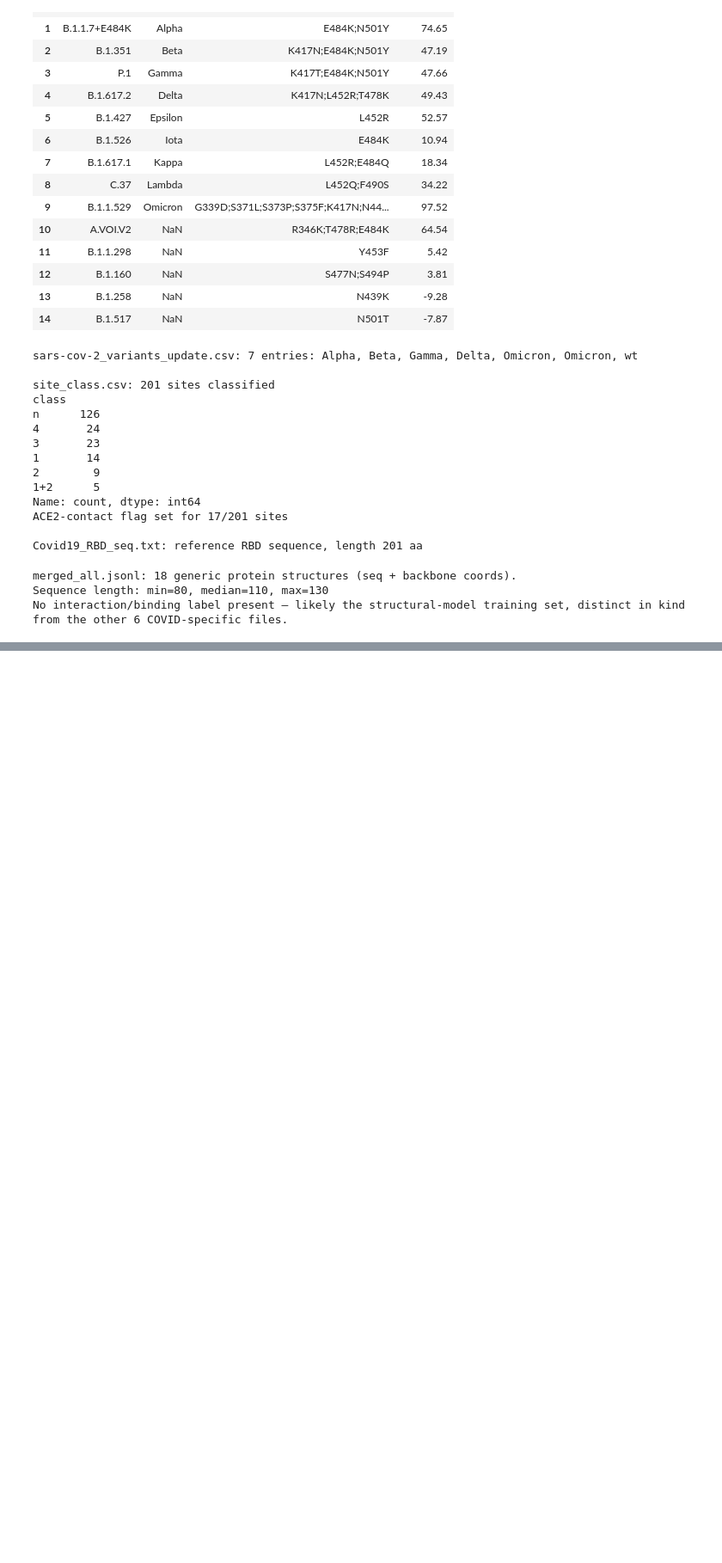
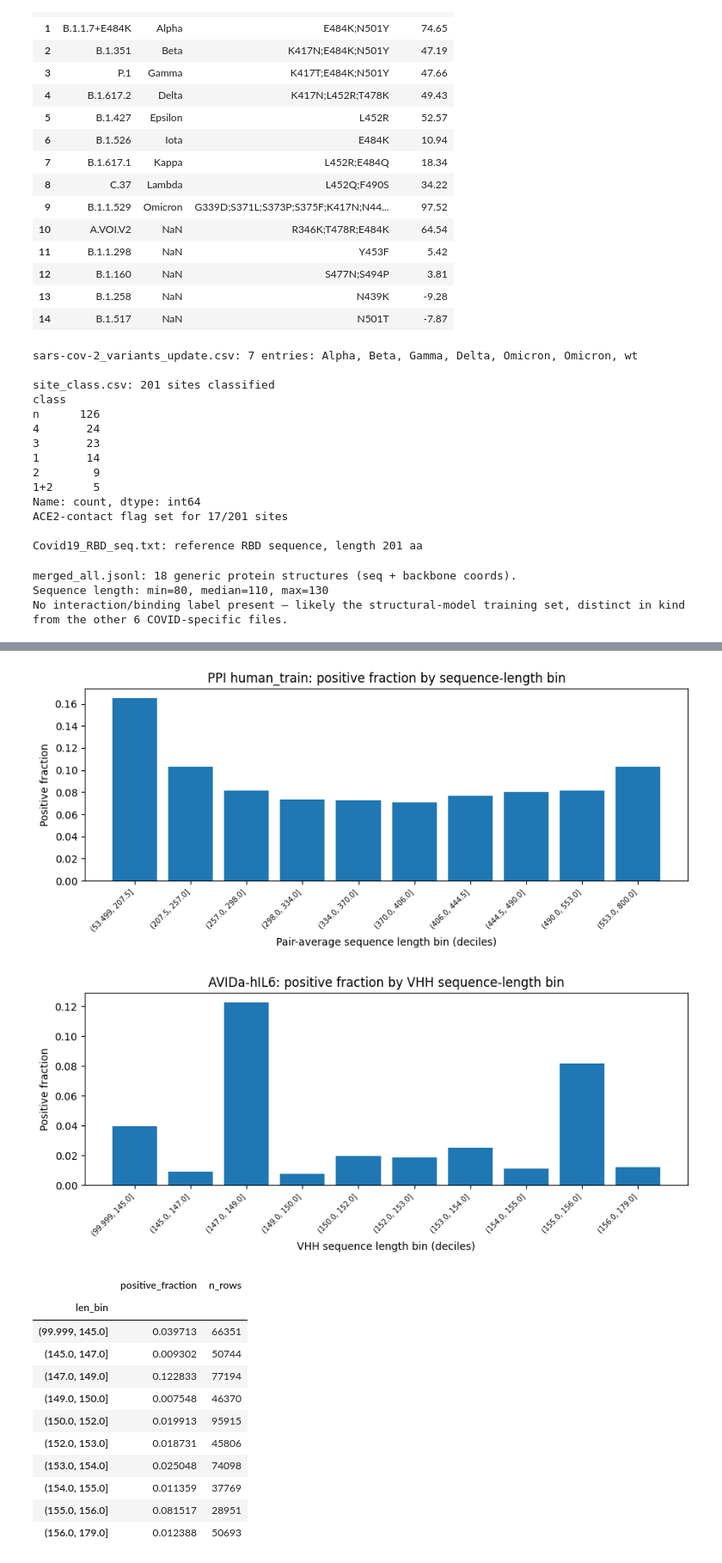
Before and after one commit to ethomas4737/dax-gen_project, a Jupyter notebook: docs/phase1_eda_walkthrough.ipynb, the cells around one changed output, grey strips where cells are left out. Shown at 86% size. Saved outputs shown, nothing was run; the diff lists cells and outputs as text; code cells hidden in the pictures; blank space fills up the shorter version.

```diff
--- a/docs/phase1_eda_walkthrough.ipynb
+++ b/docs/phase1_eda_walkthrough.ipynb
@@ -406,0 +558,44 @@ No interaction/binding label present — likely the structural-model training se
+# %%
+fig, ax = plt.subplots(figsize=(9, 4))
+ax.bar(range(len(ppi_by_len)), ppi_by_len["positive_fraction"])
+ax.set_xticks(range(len(ppi_by_len)))
+ax.set_xticklabels([str(i) for i in ppi_by_len.index], rotation=45, ha="right", fontsize=7)
+ax.set_xlabel("Pair-average sequence length bin (deciles)")
+ax.set_ylabel("Positive fraction")
+ax.set_title("PPI human_train: positive fraction by sequence-length bin")
+plt.tight_layout()
+plt.show()
+
+# AVIDa-hIL6: bin by VHH sequence length
+il6 = avida_dfs["hIL6"].copy()
+il6["vhh_len"] = il6["VHH_sequence"].str.len()
+il6["len_bin"] = pd.qcut(il6["vhh_len"], q=10, duplicates="drop")
+avida_by_len = il6.groupby("len_bin", observed=True)["label"].agg(["mean", "count"]).rename(
+    columns={"mean": "positive_fraction", "count": "n_rows"})
+
+fig, ax = plt.subplots(figsize=(9, 4))
+ax.bar(range(len(avida_by_len)), avida_by_len["positive_fraction"])
+ax.set_xticks(range(len(avida_by_len)))
+ax.set_xticklabels([str(i) for i in avida_by_len.index], rotation=45, ha="right", fontsize=7)
+ax.set_xlabel("VHH sequence length bin (deciles)")
+ax.set_ylabel("Positive fraction")
+ax.set_title("AVIDa-hIL6: positive fraction by VHH sequence-length bin")
+plt.tight_layout()
+plt.show()
+
+avida_by_len
+# %% [output]
+[figure, added]
+[figure, added]
+|  | positive_fraction | n_rows |
+| len_bin |  |  |
+| (99.999, 145.0] | 0.039713 | 66351 |
+| (145.0, 147.0] | 0.009302 | 50744 |
+| (147.0, 149.0] | 0.122833 | 77194 |
+| (149.0, 150.0] | 0.007548 | 46370 |
+| (150.0, 152.0] | 0.019913 | 95915 |
+| (152.0, 153.0] | 0.018731 | 45806 |
+| (153.0, 154.0] | 0.025048 | 74098 |
+| (154.0, 155.0] | 0.011359 | 37769 |
+| (155.0, 156.0] | 0.081517 | 28951 |
+| (156.0, 179.0] | 0.012388 | 50693 |
```
Also changed, not shown: parts of 11 cells of this notebook, 3 other files.
